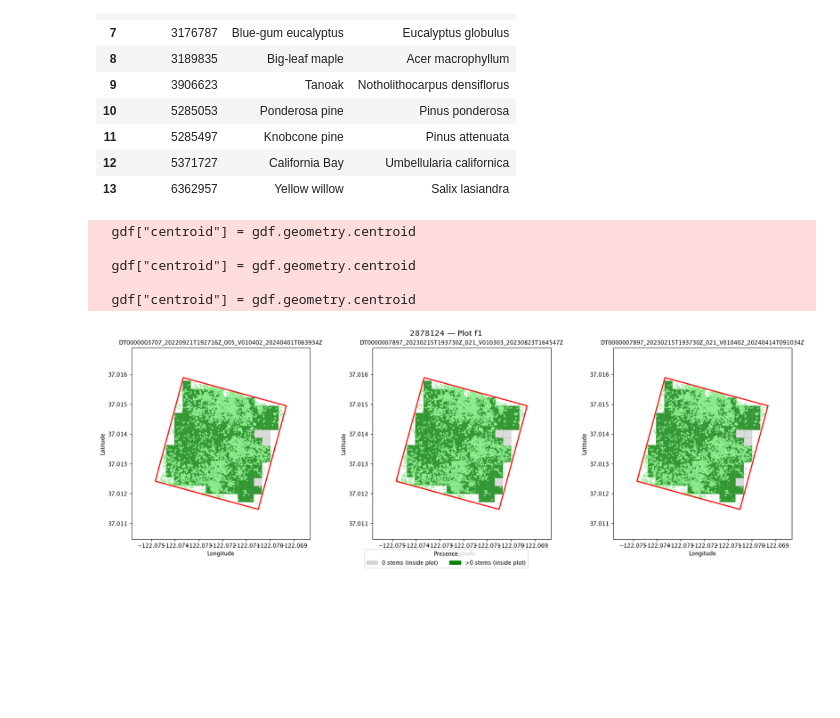
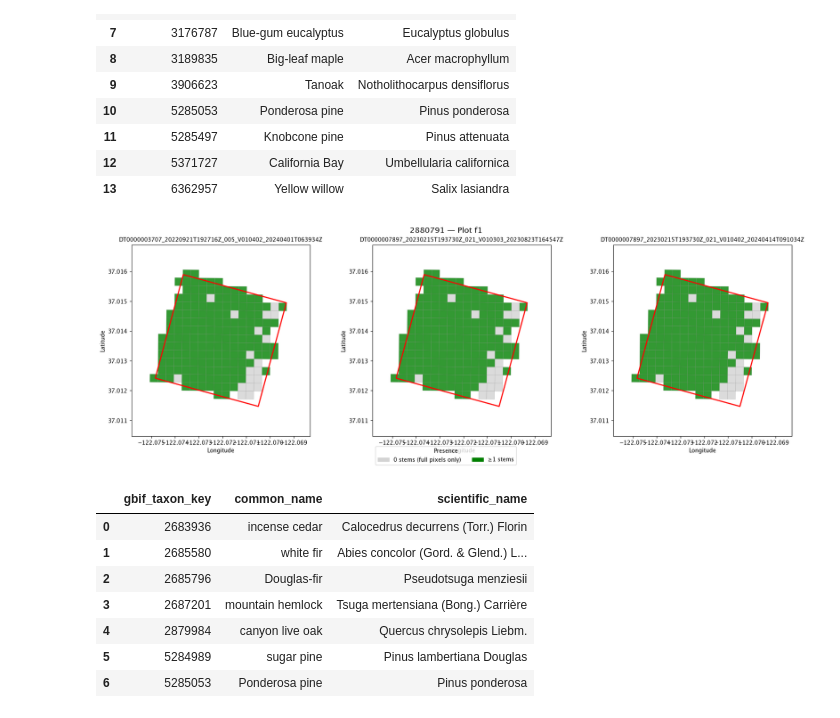
Before and after one commit to dangause/rs-hsi-botany, a Jupyter notebook: notebooks/pipeline/4_grid_tree_data_to_hrs.ipynb, the cells around one changed output. Saved outputs shown, nothing was run; the diff lists cells and outputs as text; code cells hidden in the pictures; blank space fills up the shorter version.

```diff
--- a/notebooks/pipeline/4_grid_tree_data_to_hrs.ipynb
+++ b/notebooks/pipeline/4_grid_tree_data_to_hrs.ipynb
@@ -31,7 +32,7 @@ plots_gdf = gpd.GeoDataFrame(plots_df, geometry='geometry', crs="EPSG:4326")
 # %%
 
 enmap_dir = "./data/enmap_downloads/enmap_downloads_20250708"
-output_table_root = "./data/output_tables/"
+output_table_root = "./data/output_tables/20250809"
 
 gridder = TreeEnmapGridder(trees_gdf, plots_gdf, enmap_scene_root=enmap_dir, output_table_root=output_table_root)
 # %%
@@ -65,14 +66,20 @@ gridder.get_species_options(plot_id="f1")
 # %%
 
 gridder.plot_species_grid(
     plot_id="f1",
-    species="2878124",
+    species="2880791",
 )
 plt.show()
 # %% [output]
-  gdf["centroid"] = gdf.geometry.centroid
-
-  gdf["centroid"] = gdf.geometry.centroid
-
-  gdf["centroid"] = gdf.geometry.centroid
-[figure, old version]
+[figure, new version]
+# %%
+gridder.get_species_options(plot_id="0063")
+# %% [output]
+|  | gbif_taxon_key | common_name | scientific_name |
+| 0 | 2683936 | incense cedar | Calocedrus decurrens (Torr.) Florin |
+| 1 | 2685580 | white fir | Abies concolor (Gord. & Glend.) L... |
+| 2 | 2685796 | Douglas-fir | Pseudotsuga menziesii |
+| 3 | 2687201 | mountain hemlock | Tsuga mertensiana (Bong.) Carrière |
+| 4 | 2879984 | canyon live oak | Quercus chrysolepis Liebm. |
+| 5 | 5284989 | sugar pine | Pinus lambertiana Douglas |
+| 6 | 5285053 | Ponderosa pine | Pinus ponderosa |
```
Also changed, not shown: parts of 6 cells of this notebook, 8 other files.
